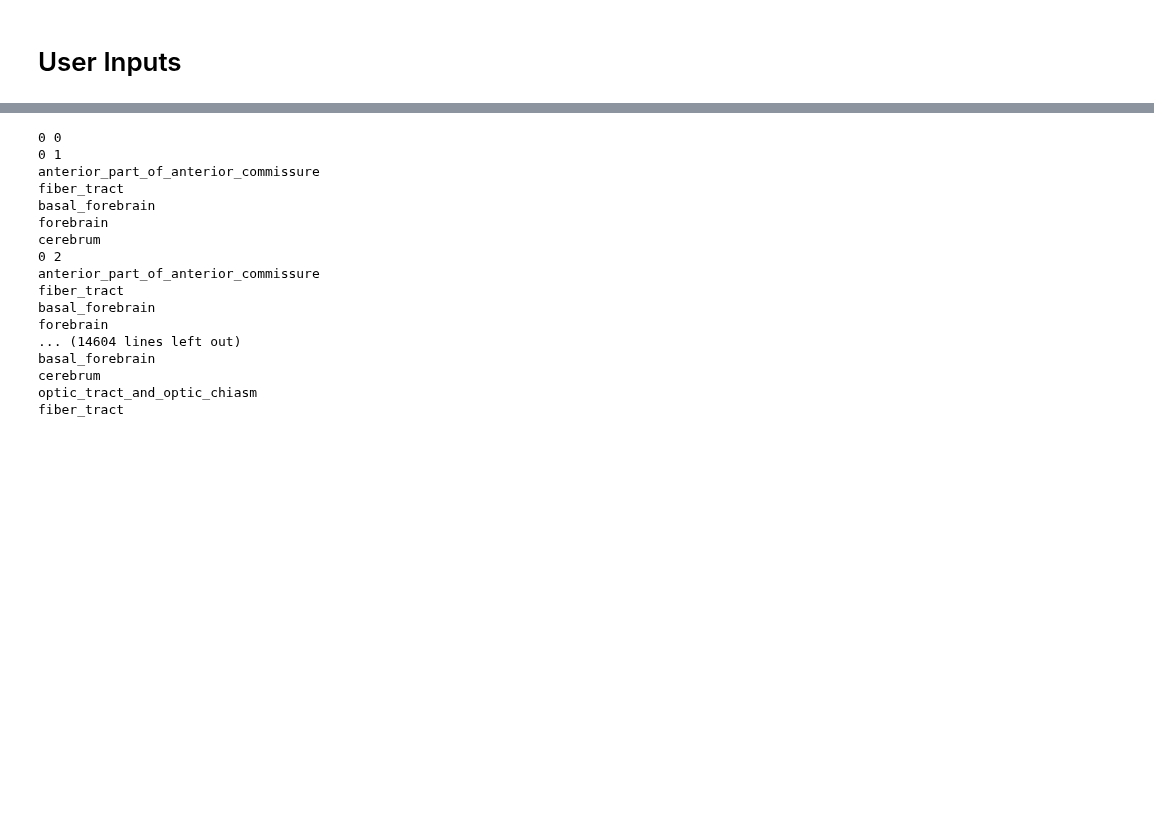
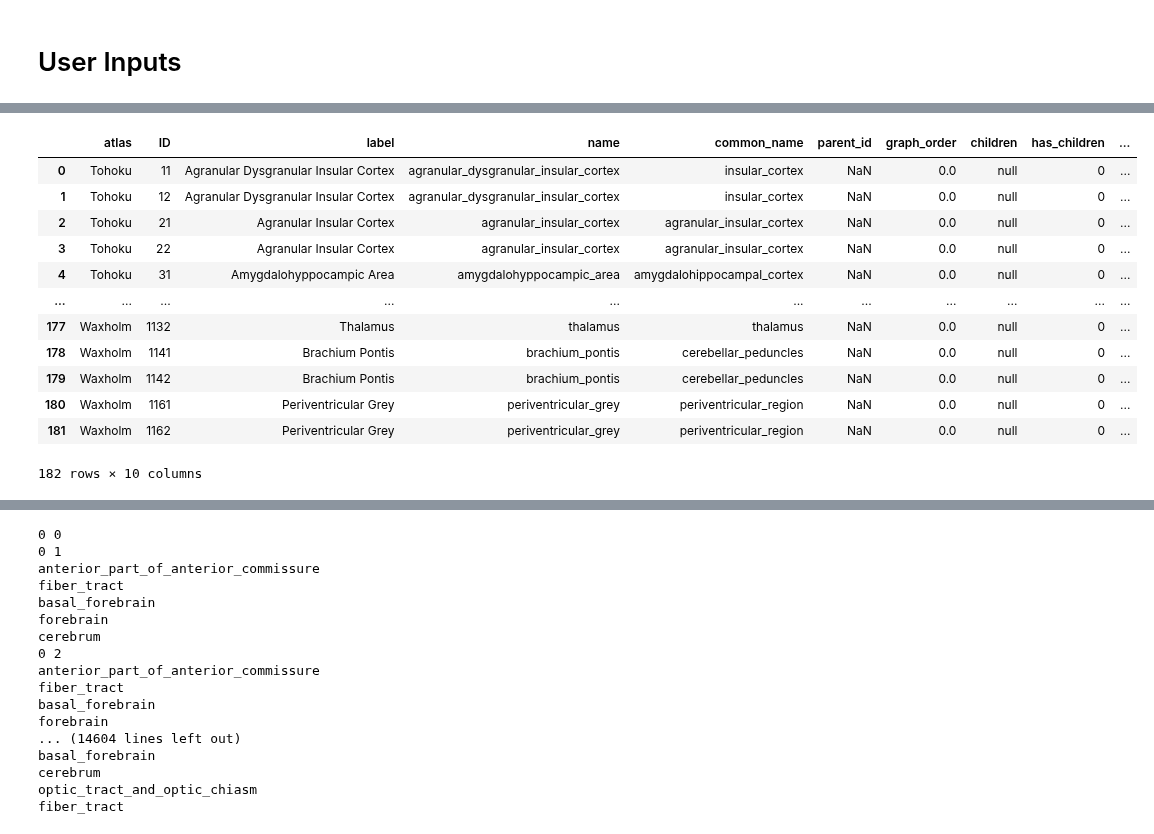
Before and after one commit to PrincetonUniversity/BrainPipe, a Jupyter notebook: tools/analysis/analysis_label_hierarchies.ipynb, the cells around one changed output, grey strips where cells are left out. Saved outputs shown, nothing was run; the diff lists cells and outputs as text; code cells hidden in the pictures; blank space fills up the shorter version.

Commit message:
remaking analysis_label_hierarchies to include last few days of work that I was doing in test. merged docs, checked with new vol, made more user friendly

```diff
--- a/tools/analysis/analysis_label_hierarchies.ipynb
+++ b/tools/analysis/analysis_label_hierarchies.ipynb
@@ -372,0 +218,12 @@ TypeError: cannot concatenate object of type '<class 'str'>'; only Series and Da
+# %%
+manual_check=[]
+for i in lab_sigma.index:
+    print(i)
+    lab_sigma.at[i,'name']=reformat(lab_sigma.label[i])
+    nm=lab_sigma.at[i,'name']
+    if nm in list(syns.common_name):
+        lab_sigma.at[i,'common_name']=nm
+    elif nm in list(syns.name):
+        lab_sigma.at[i,'common_name']=list(syns.common_name[syns.name==nm])[0]
+    else:
+        manual_check.append(i)
@@ -372,0 +279,31 @@ TypeError: cannot concatenate object of type '<class 'str'>'; only Series and Da
+# %%
+# change these values for your volume: these correspond to best matches for indices 6,7,141 in lab_sigma
+#nms=['amygdalopiriform_transition_area','amygdalopiriform_transition_area','anterior_commissure_intraolfactory_bulbar_part']
+nms =['anterior_commissure_intraolfactory_bulbar_part']
+# %%
+# once you've set nms, run this cell to fill in manual_checks with manually chosen values
+index=0
+for i in manual_check:
+    nm = nms[index]
+    lab_sigma.at[i,'common_name']=list(syns.common_name[syns.name==nm])[0]
+    index+=1
+# %%
+# great! now we have common_names
+# now we have common_names that match our PRA ID info. Merge that info into your volume labels.
+lab_sigma=lab_sigma.assign(parent_id=np.nan, graph_order=0.0, children='null', has_children=0,parent_ids='null')
+# %%
+lab_sigma #make sure everything makes sense and looks reasonable
+# %% [output]
+|  | atlas | ID | label | name | common_name | parent_id | graph_order | children | has_children | ... |
+| 0 | Tohoku | 11 | Agranular Dysgranular Insular Cortex | agranular_dysgranular_insular_cortex | insular_cortex | NaN | 0.0 | null | 0 | ... |
+| 1 | Tohoku | 12 | Agranular Dysgranular Insular Cortex | agranular_dysgranular_insular_cortex | insular_cortex | NaN | 0.0 | null | 0 | ... |
+| 2 | Tohoku | 21 | Agranular Insular Cortex | agranular_insular_cortex | agranular_insular_cortex | NaN | 0.0 | null | 0 | ... |
+| 3 | Tohoku | 22 | Agranular Insular Cortex | agranular_insular_cortex | agranular_insular_cortex | NaN | 0.0 | null | 0 | ... |
+| 4 | Tohoku | 31 | Amygdalohyppocampic Area | amygdalohyppocampic_area | amygdalohippocampal_cortex | NaN | 0.0 | null | 0 | ... |
+| ... | ... | ... | ... | ... | ... | ... | ... | ... | ... | ... |
+| 177 | Waxholm | 1132 | Thalamus | thalamus | thalamus | NaN | 0.0 | null | 0 | ... |
+| 178 | Waxholm | 1141 | Brachium Pontis | brachium_pontis | cerebellar_peduncles | NaN | 0.0 | null | 0 | ... |
+| 179 | Waxholm | 1142 | Brachium Pontis | brachium_pontis | cerebellar_peduncles | NaN | 0.0 | null | 0 | ... |
+| 180 | Waxholm | 1161 | Periventricular Grey | periventricular_grey | periventricular_region | NaN | 0.0 | null | 0 | ... |
+| 181 | Waxholm | 1162 | Periventricular Grey | periventricular_grey | periventricular_region | NaN | 0.0 | null | 0 | ... |
+182 rows × 10 columns
```
Also changed, not shown: parts of 51 cells of this notebook.
